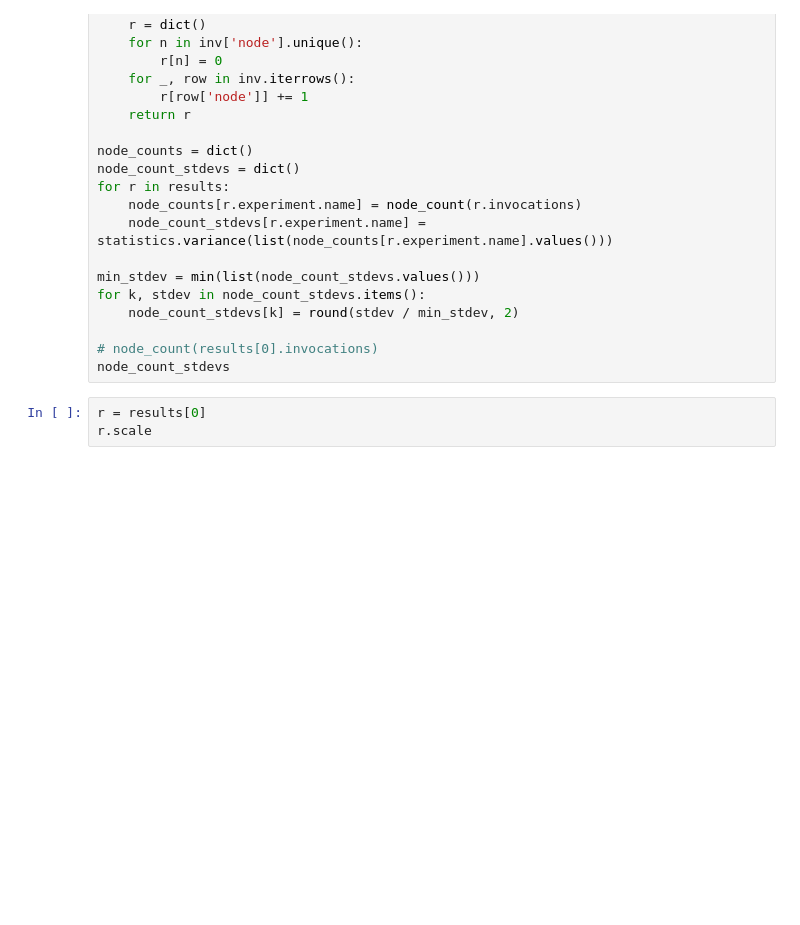
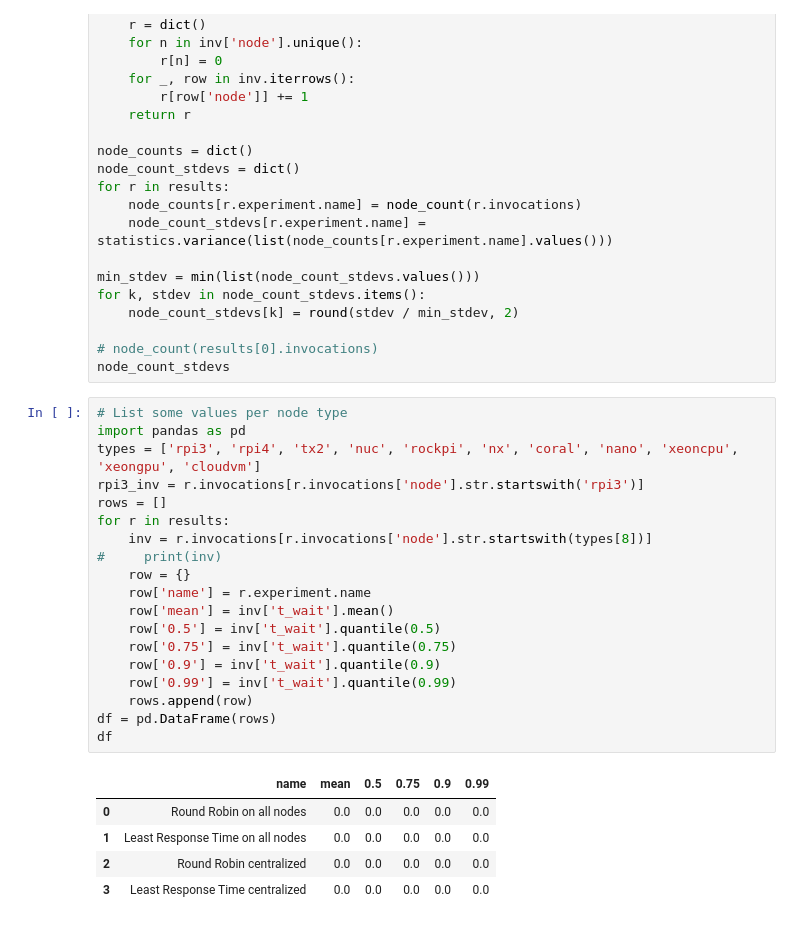
Before and after one commit to edgerun/faas-sim, a Jupyter notebook: ext/jjnp21/experiments/demo.ipynb, the cells around one changed output. Cells and saved outputs as stored; diff of their text form; blank space fills up the shorter version.

```diff
--- a/ext/jjnp21/experiments/demo.ipynb
+++ b/ext/jjnp21/experiments/demo.ipynb
@@ -134,6 +129,28 @@ for k, stdev in node_count_stdevs.items():
 
 # node_count(results[0].invocations)
 node_count_stdevs
-# %%
-r = results[0]
-r.scale
+# %%
+# List some values per node type
+import pandas as pd
+types = ['rpi3', 'rpi4', 'tx2', 'nuc', 'rockpi', 'nx', 'coral', 'nano', 'xeoncpu', 'xeongpu', 'cloudvm']
+rpi3_inv = r.invocations[r.invocations['node'].str.startswith('rpi3')]
+rows = []
+for r in results:
+    inv = r.invocations[r.invocations['node'].str.startswith(types[8])]
+#     print(inv)
+    row = {}
+    row['name'] = r.experiment.name
+    row['mean'] = inv['t_wait'].mean()
+    row['0.5'] = inv['t_wait'].quantile(0.5)
+    row['0.75'] = inv['t_wait'].quantile(0.75)
+    row['0.9'] = inv['t_wait'].quantile(0.9)
+    row['0.99'] = inv['t_wait'].quantile(0.99)
+    rows.append(row)
+df = pd.DataFrame(rows)
+df
+# %% [output]
+|  | name | mean | 0.5 | 0.75 | 0.9 | 0.99 |
+| 0 | Round Robin on all nodes | 0.0 | 0.0 | 0.0 | 0.0 | 0.0 |
+| 1 | Least Response Time on all nodes | 0.0 | 0.0 | 0.0 | 0.0 | 0.0 |
+| 2 | Round Robin centralized | 0.0 | 0.0 | 0.0 | 0.0 | 0.0 |
+| 3 | Least Response Time centralized | 0.0 | 0.0 | 0.0 | 0.0 | 0.0 |
```
Also changed, not shown: parts of 4 cells of this notebook, 5 other files.
